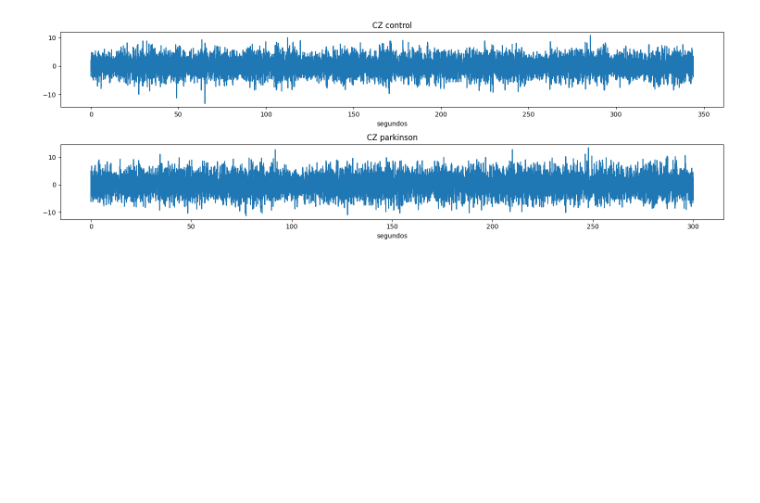
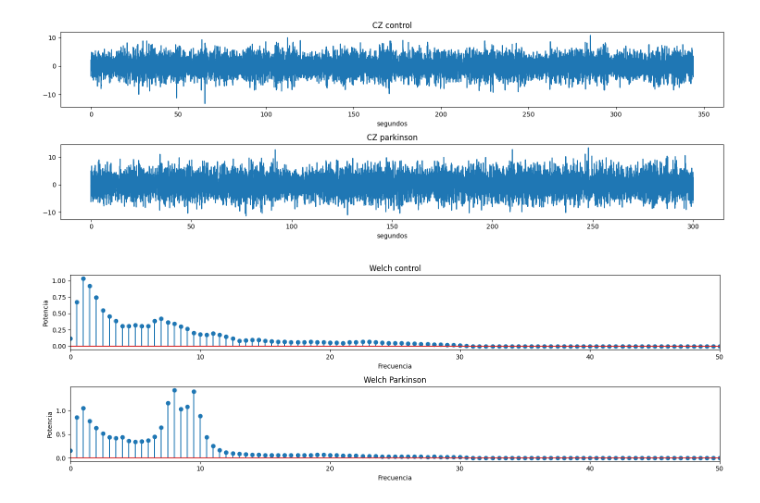
Before and after one commit to MateoOyuelaR19/LAB-BIOSE-ALES, a Jupyter notebook: 5_Analisis_en_frecuencia/practica5.ipynb, the cells around one changed output. Drawn from its saved outputs; the diff is of its cells as text; code cells hidden in the pictures; blank space fills up the shorter version.

```diff
--- a/5_Analisis_en_frecuencia/practica5.ipynb
+++ b/5_Analisis_en_frecuencia/practica5.ipynb
@@ -118,3 +118,28 @@ plt.xlabel('segundos')
 plt.tight_layout()
 # %% [output]
 [figure]
+# %%
+#welch
+from scipy.signal import welch as pwelch
+nperseg=2000 #ancho de ventana. usado en literatura 1-2 seg
+noverlap=int(nperseg/2) #solapamiento de las ventanas. en literatura se suele usar 50-75%
+f_control, Pxx_control =pwelch(control, fs, 'hann', nperseg, noverlap) #hann = hanning o Hamming?
+f_parkinson, Pxx_parkinson =pwelch(parkinson, fs, 'hann', nperseg, noverlap)
+plt.figure(figsize=(15,5))
+plt.subplot(211)
+plt.stem(f_control,Pxx_control)
+plt.title('Welch control')
+plt.xlabel('Frecuencia')
+plt.ylabel('Potencia')
+plt.xlim([0,50])
+#plt.ylim([0,1.5])
+plt.subplot(212)
+plt.stem(f_parkinson,Pxx_parkinson)
+plt.title('Welch Parkinson')
+plt.xlabel('Frecuencia')
+plt.ylabel('Potencia')
+plt.xlim([0,50])
+#plt.ylim([0,1.5])
+plt.tight_layout()
+# %% [output]
+[figure, added]
```
Also changed, not shown: parts of 2 cells of this notebook.
